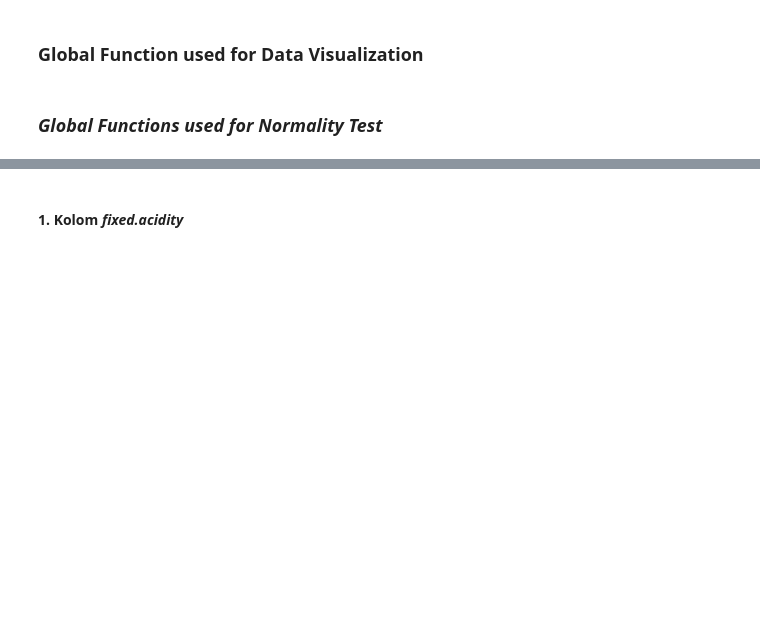
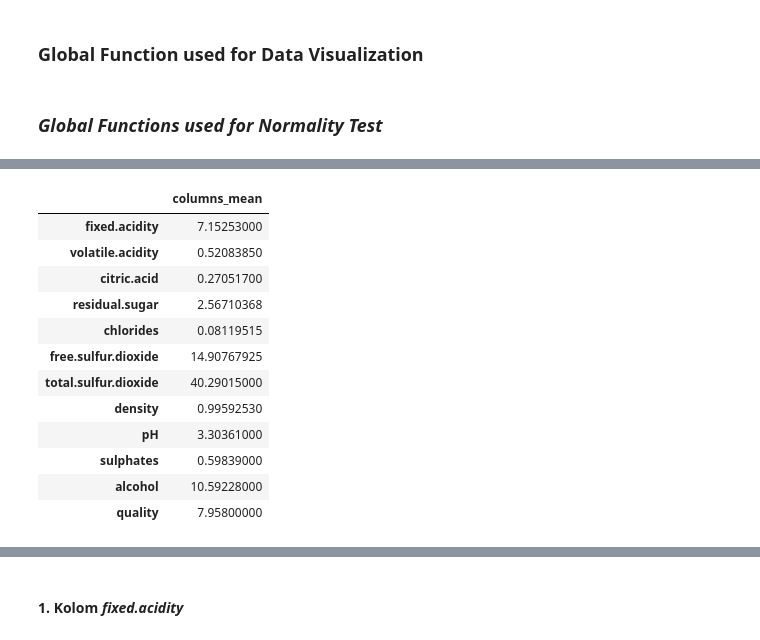
Before and after one commit to Gulilil/IF2220_Tubes_Probstat, a Jupyter notebook: src/3.ipynb, the cells around one changed output, grey strips where cells are left out. Saved outputs shown, nothing was run; the diff lists cells and outputs as text; code cells hidden in the pictures; blank space fills up the shorter version.

```diff
--- a/src/3.ipynb
+++ b/src/3.ipynb
@@ -116,0 +69,79 @@ getZScore <- function(v, mean, stdv) {
+# %%
+# loading library package
+library("dplyr")
+
+# Mean data
+cat("Column's Mean:\n")
+columns_mean <- colMeans(df)
+cbind(columns_mean)
+
+cat("Column's Median: \n")
+
+columns_median = c(1:ncol(df))
+for (i in columns_index){
+    columns_median[i] <- median(df[,columns_name[i]])
+}
+cbind(columns_name, columns_median)
+
+getmode <- function(v) {
+    uniquev <- unique(v)
+    maxCount <- 0
+    maxElmt <- 0
+    for (j in c(1:nrow(df))){
+        temp <- v[i]
+        count <- 0
+        for (k in c(i:nrow(df))){
+            if (temp == v[k]){
+                count <- count + 1
+            }
+        }
+        if (count > maxCount){
+            maxCount <- count
+            maxElmt <- temp
+        }
+    }
+    return(maxElmt)
+}
+
+cat("Column's Mode: \n")
+
+columns_mode = c(1:ncol(df))
+for (i in columns_index){
+    columns_mode[i] <- getmode(df[,columns_name[i]])
+}
+
+cbind(columns_name, columns_mode)
+
+cat("Column's Skewness: \n")
+
+columns_skewness = c(1:ncol(df))
+
+for (i in columns_index){
+    tempMean <- mean(df[,columns_name[i]])
+    tempStddev <- sd(df[,columns_name[i]])
+    count <- 0
+    for (j in c(1:nrow(df))){
+        count <- count + (df[j, columns_name[i]] - tempMean) ^3
+    }
+    columns_skewness[i] <- count / (nrow(df) * (tempStddev ^3))
+}
+
+cbind(columns_name, columns_skewness)
+
+cat("Column's Kurtosis: \n")
+
+columns_kurtosis = c(1:ncol(df))
+
+for (i in columns_index){
+    tempMean <- mean(df[,columns_name[i]])
+    tempSd <- sd(df[,columns_name[i]])
+    numerator <- 0
+    for (j in c(1:nrow(df))){
+        numerator <- numerator + (df[j, columns_name[i]] - tempMean) ^ 4
+    }
+
+    columns_kurtosis[i] <- numerator / ( nrow(df) * tempSd ^ 4)
+}
+
+cbind(columns_name, columns_kurtosis)
+# %% [output]
@@ -116,0 +170,13 @@ getZScore <- function(v, mean, stdv) {
+|  | columns_mean |
+| fixed.acidity | 7.15253000 |
+| volatile.acidity | 0.52083850 |
+| citric.acid | 0.27051700 |
+| residual.sugar | 2.56710368 |
+| chlorides | 0.08119515 |
+| free.sulfur.dioxide | 14.90767925 |
+| total.sulfur.dioxide | 40.29015000 |
+| density | 0.99592530 |
+| pH | 3.30361000 |
+| sulphates | 0.59839000 |
+| alcohol | 10.59228000 |
+| quality | 7.95800000 |
```
Also changed, not shown: parts of 41 cells of this notebook, 2 other files.
